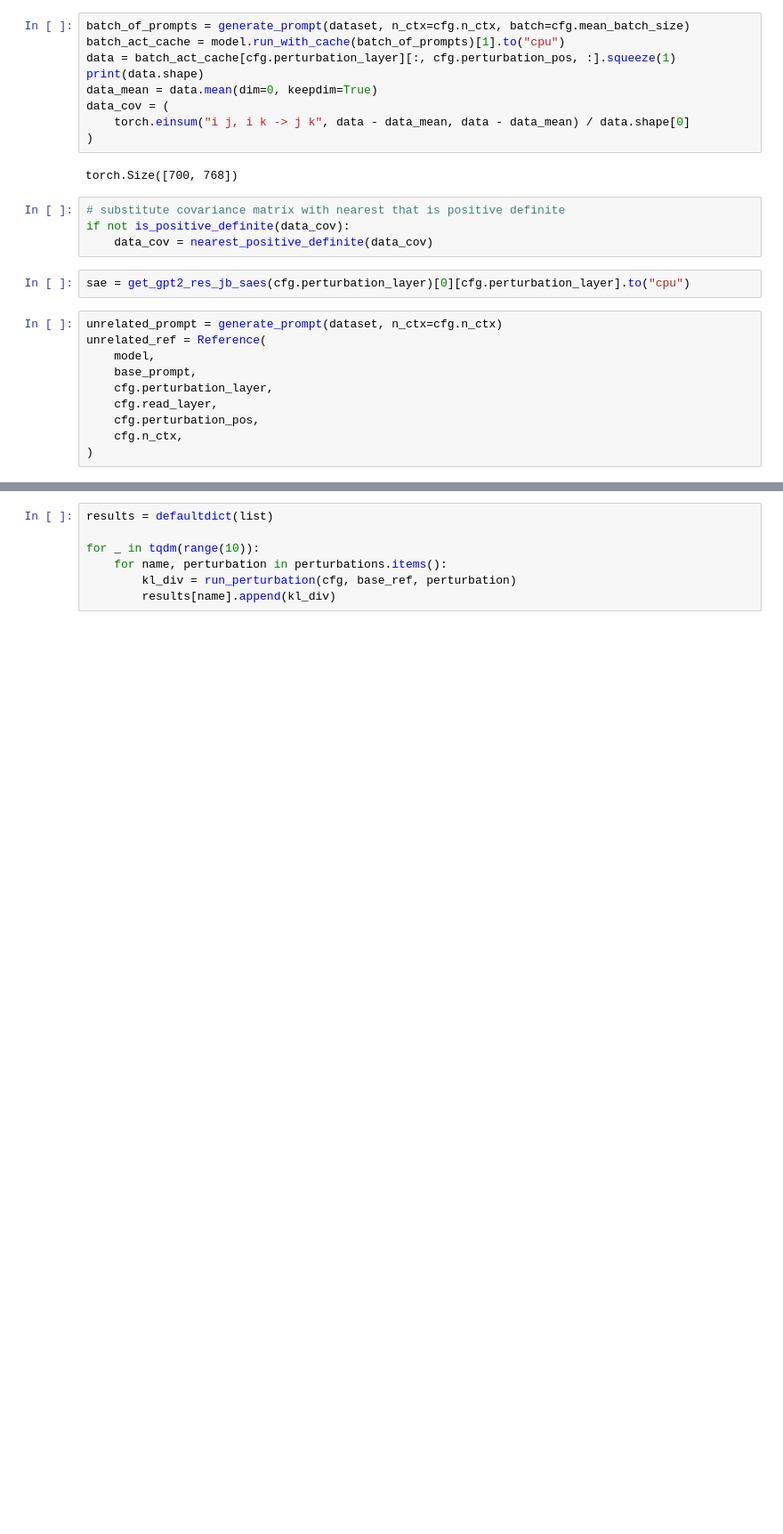
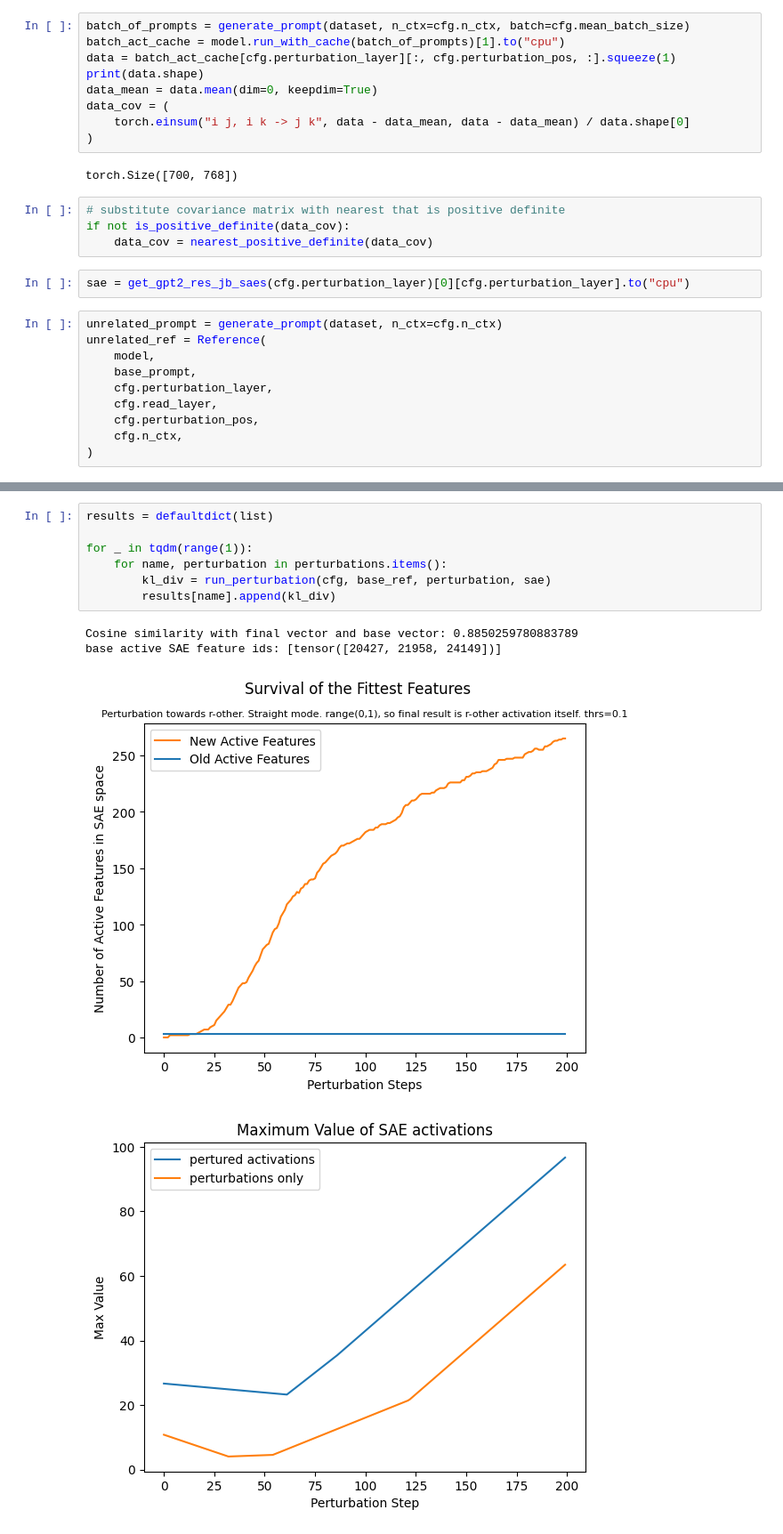
Before and after one commit to jettjaniak/teren, a Jupyter notebook: notebooks/stefan_experiment.ipynb, the cells around one changed output, grey strips where cells are left out. Shown at 89% size. Saved outputs shown, nothing was run; the diff lists cells and outputs as text; blank space fills up the shorter version.

```diff
--- a/notebooks/stefan_experiment.ipynb
+++ b/notebooks/stefan_experiment.ipynb
@@ -149,10 +143,15 @@ Using active features: tensor([16815, 21473, 21958, 24149])
 # %%
 results = defaultdict(list)
 
-for _ in tqdm(range(10)):
+for _ in tqdm(range(1)):
     for name, perturbation in perturbations.items():
-        kl_div = run_perturbation(cfg, base_ref, perturbation)
+        kl_div = run_perturbation(cfg, base_ref, perturbation, sae)
         results[name].append(kl_div)
+# %% [output]
+Cosine similarity with final vector and base vector: 0.8850259780883789
+base active SAE feature ids: [tensor([20427, 21958, 24149])]
+[figure, added]
+[figure, added]
 # %%
 colors = {
     "random direction": "tab:blue",
```
Also changed, not shown: parts of 12 cells of this notebook, 2 other files.
